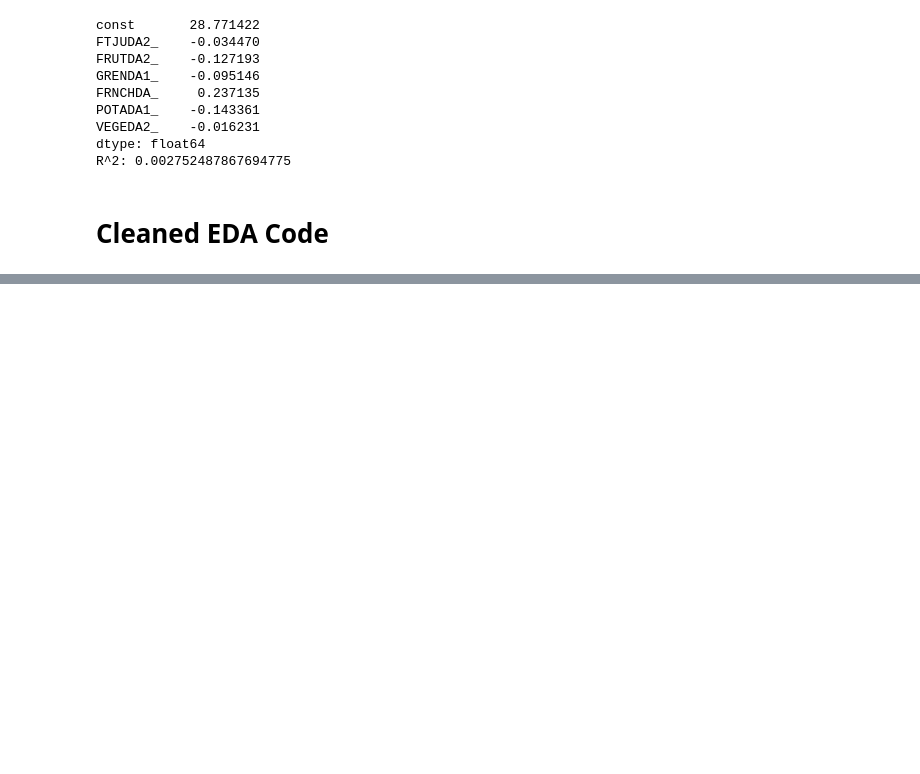
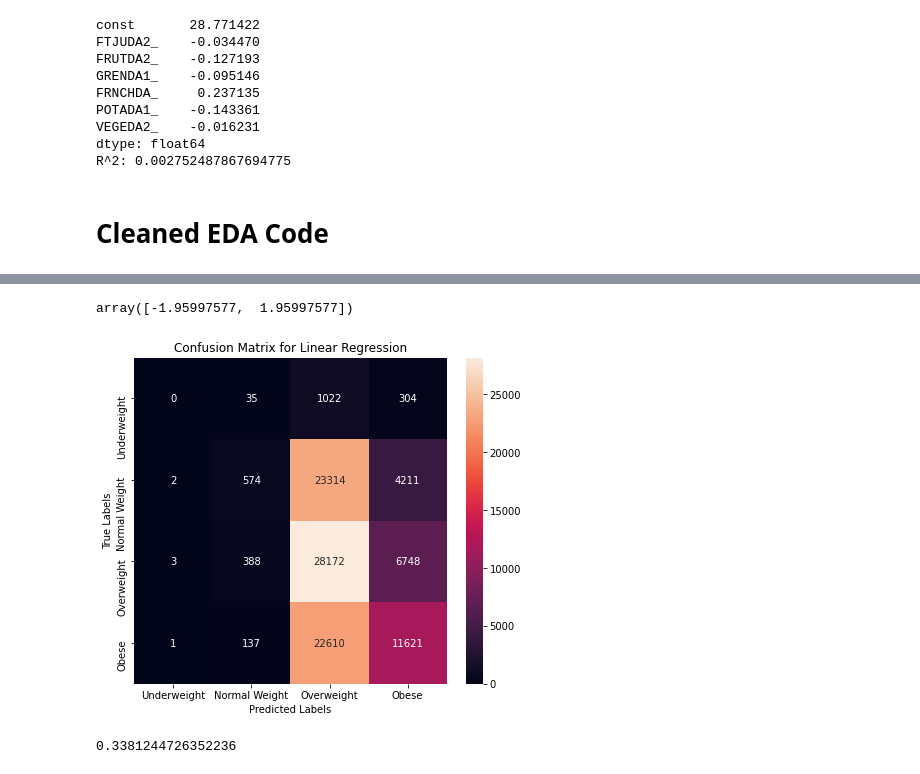
Before and after one commit to laurenc8/ds4a-obesity, a Jupyter notebook: Lauren_EDA.ipynb, the cells around one changed output, grey strips where cells are left out. Saved outputs shown, nothing was run; the diff lists cells and outputs as text; code cells hidden in the pictures; blank space fills up the shorter version.

Commit message:
linear regression

```diff
--- a/Lauren_EDA.ipynb
+++ b/Lauren_EDA.ipynb
@@ -240,0 +334,15 @@ R^2: 0.005590213373117936
+# %%
+# Standardize x
+X = (x - x.mean()) / x.std()
+# Add a constant
+X = sm.add_constant(X)
+
+y = df['_BMI5']
+
+X_train, X_test, y_train, y_test = train_test_split(X, y, test_size=0.33, random_state=42)
+
+model = sm.OLS(y_train, X_train).fit()
+y_pred = model.predict(X_test)
+
+print_model = model.summary()
+print_model
@@ -240,0 +435,41 @@ R^2: 0.005590213373117936
+# %%
+t(df=201239).ppf((0.025, 0.975))
+# %% [output]
+array([-1.95997577,  1.95997577])
+# %%
+from sklearn import metrics
+
+y_pred_cat = y_pred.copy()
+y_pred_cat = y_pred_cat*100
+y_pred_cat[y_pred_cat < 1850] = 1
+y_pred_cat[(y_pred_cat >= 1850) & (y_pred_cat < 2500)] = 2
+y_pred_cat[(y_pred_cat >= 2500) & (y_pred_cat < 3000)] = 3
+y_pred_cat[(y_pred_cat >= 3000) & (y_pred_cat < 9999)] = 4
+
+y_test_cat = y_test.copy()
+y_test_cat = y_test_cat*100
+y_test_cat[y_test_cat < 1850] = 1
+y_test_cat[(y_test_cat >= 1850) & (y_test_cat < 2500)] = 2
+y_test_cat[(y_test_cat >= 2500) & (y_test_cat < 3000)] = 3
+y_test_cat[(y_test_cat >= 3000) & (y_test_cat < 9999)] = 4
+
+def get_cm_plot(actual_y, predicted_y):
+    cm = metrics.confusion_matrix(actual_y, predicted_y, labels=[1, 2, 3, 4])
+
+    fig, ax = plt.subplots(figsize=(7, 6))
+    sns.heatmap(cm, annot=True, fmt='g', ax=ax)  #annot=True to annotate cells, ftm='g' to disable scientific notation
+
+    # labels, title and ticks
+    ax.set_xlabel('Predicted Labels')
+    ax.set_ylabel('True Labels')
+    ax.set_title('Confusion Matrix for Linear Regression')
+    ax.xaxis.set_ticklabels(['Underweight', 'Normal Weight', 'Overweight', 'Obese'])
+    ax.yaxis.set_ticklabels(['Underweight', 'Normal Weight', 'Overweight', 'Obese'])
+
+get_cm_plot(y_test_cat, y_pred_cat)
+# %% [output]
+[figure, added]
+# %%
+11621 / (11621 + 22610 + 137 + 1)
+# %% [output]
+0.3381244726352236
```
Also changed, not shown: parts of 20 cells of this notebook.
